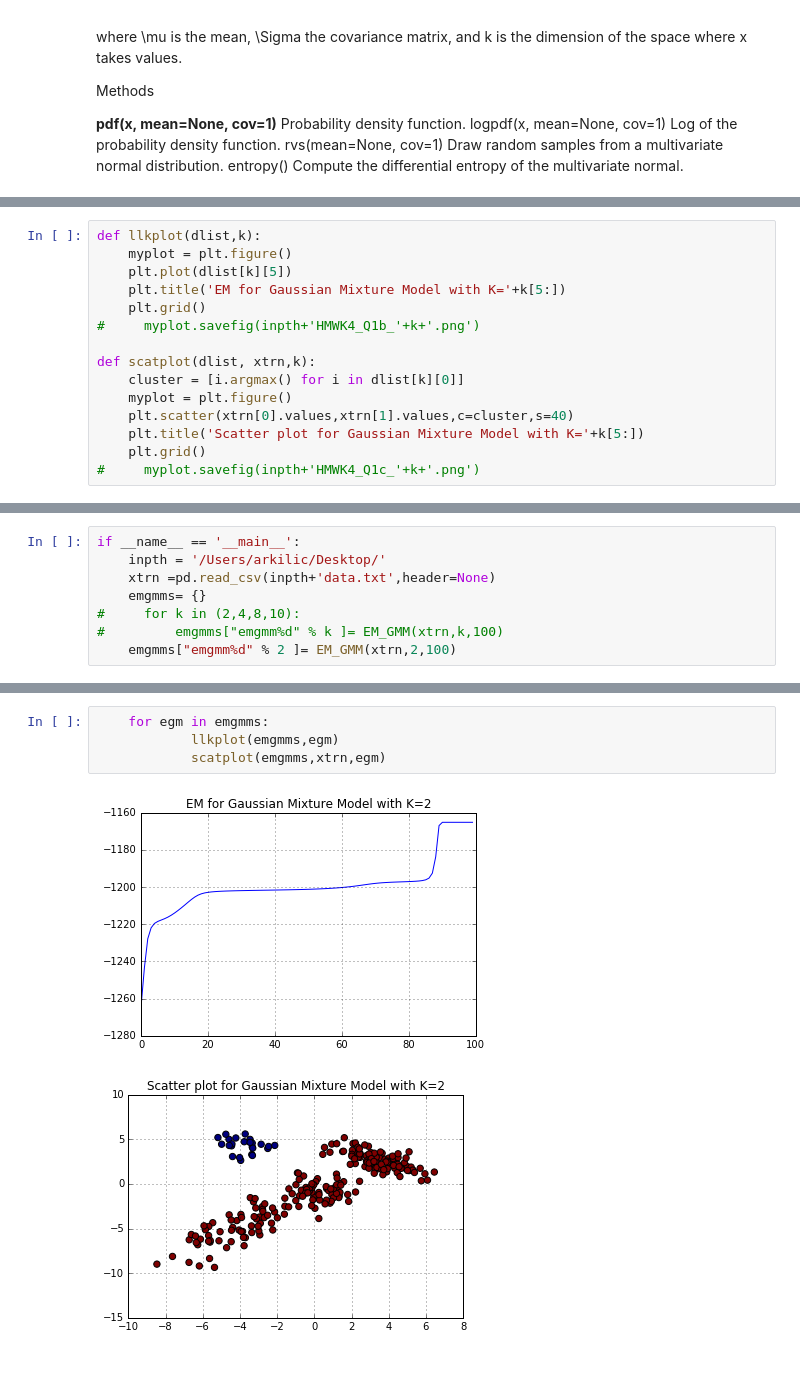
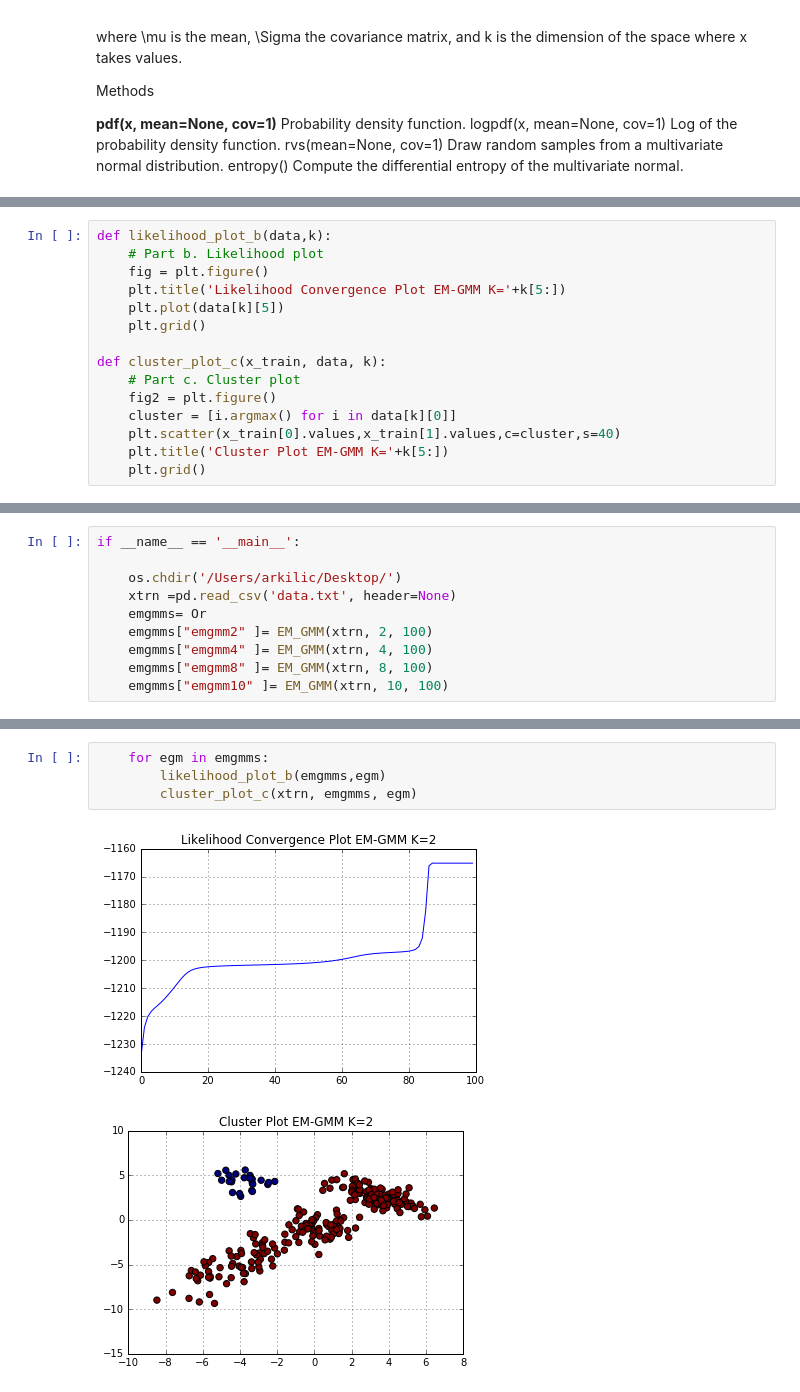
Before and after one commit to arkilic/notebooks, a Jupyter notebook: Expectation Maximization for Gaussian Mixture Model.ipynb, the cells around one changed output, grey strips where cells are left out. Saved outputs shown, nothing was run; the diff lists cells and outputs as text.

Commit message:
Added comments and completed plots of EM-GMM

```diff
--- a/Expectation Maximization for Gaussian Mixture Model.ipynb
+++ b/Expectation Maximization for Gaussian Mixture Model.ipynb
@@ -141,15 +156,15 @@ def scatplot(dlist, x_train,k):
 # %%
-def llkplot(dlist,k):
-    myplot = plt.figure()
-    plt.plot(dlist[k][5])
-    plt.title('EM for Gaussian Mixture Model with K='+k[5:])
+def likelihood_plot_b(data,k):
+    # Part b. Likelihood plot
+    fig = plt.figure()
+    plt.title('Likelihood Convergence Plot EM-GMM K='+k[5:])
+    plt.plot(data[k][5])
     plt.grid()
-#     myplot.savefig(inpth+'HMWK4_Q1b_'+k+'.png')
 
-def scatplot(dlist, xtrn,k):
-    cluster = [i.argmax() for i in dlist[k][0]]
-    myplot = plt.figure()
-    plt.scatter(xtrn[0].values,xtrn[1].values,c=cluster,s=40)
-    plt.title('Scatter plot for Gaussian Mixture Model with K='+k[5:])
+def cluster_plot_c(x_train, data, k):
+    # Part c. Cluster plot
+    fig2 = plt.figure()
+    cluster = [i.argmax() for i in data[k][0]]
+    plt.scatter(x_train[0].values,x_train[1].values,c=cluster,s=40)
+    plt.title('Cluster Plot EM-GMM K='+k[5:])
     plt.grid()
-#     myplot.savefig(inpth+'HMWK4_Q1c_'+k+'.png')
@@ -156,8 +173,10 @@ def scatplot(dlist, xtrn,k):
 # %%
 if __name__ == '__main__':
-    inpth = '/Users/arkilic/Desktop/'
-    xtrn =pd.read_csv(inpth+'data.txt',header=None)
-    emgmms= {}
-#     for k in (2,4,8,10):
-#         emgmms["emgmm%d" % k ]= EM_GMM(xtrn,k,100)
-    emgmms["emgmm%d" % 2 ]= EM_GMM(xtrn,2,100)
+
+    os.chdir('/Users/arkilic/Desktop/')
+    xtrn =pd.read_csv('data.txt', header=None)
+    emgmms= Or
+    emgmms["emgmm2" ]= EM_GMM(xtrn, 2, 100)
+    emgmms["emgmm4" ]= EM_GMM(xtrn, 4, 100)
+    emgmms["emgmm8" ]= EM_GMM(xtrn, 8, 100)
+    emgmms["emgmm10" ]= EM_GMM(xtrn, 10, 100)
@@ -164,7 +189,7 @@ if __name__ == '__main__':
 # %%
     for egm in emgmms:
-            llkplot(emgmms,egm)
-            scatplot(emgmms,xtrn,egm)
+        likelihood_plot_b(emgmms,egm)
+        cluster_plot_c(xtrn, emgmms, egm)
 # %% [output]
-[figure, old version]
+[figure, new version]
-[figure, old version]
+[figure, new version]
```
Also changed, not shown: parts of 8 cells of this notebook.
